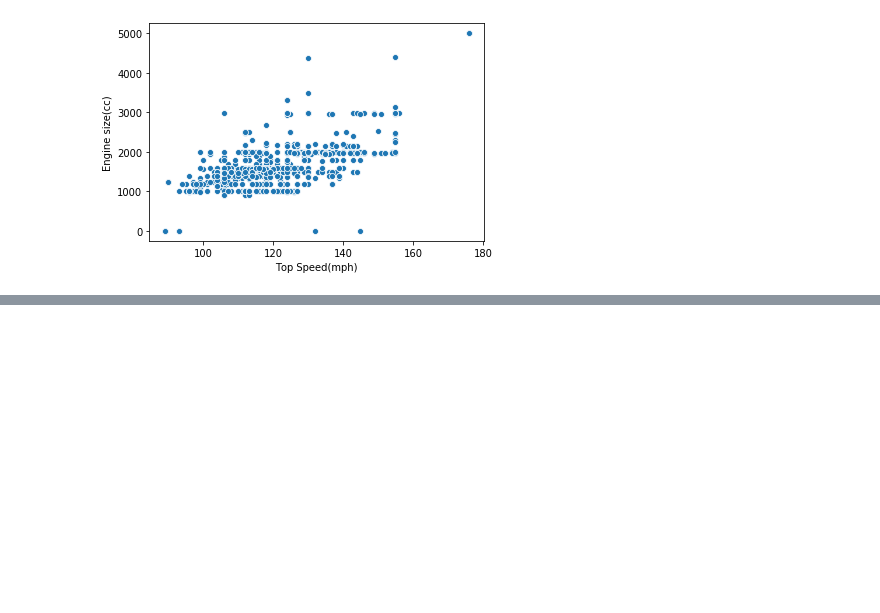
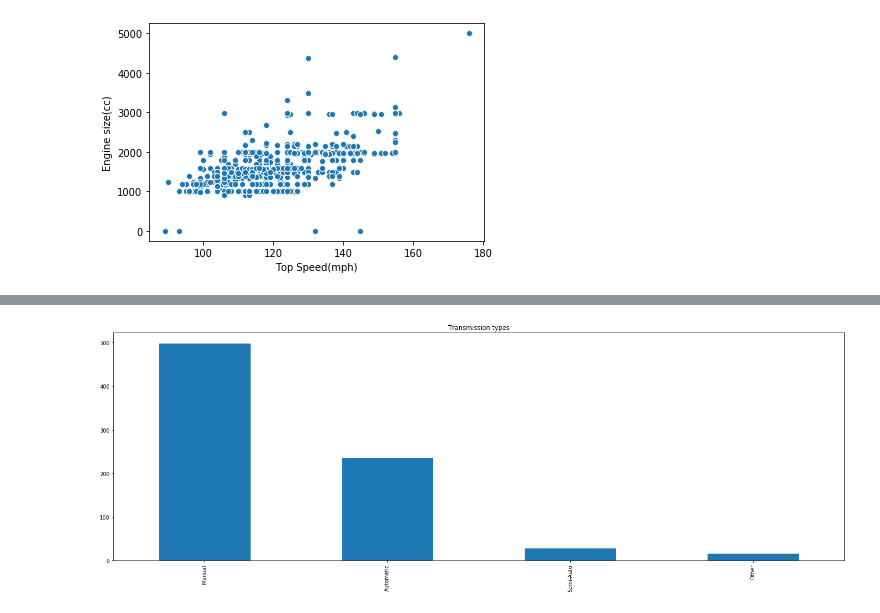
Before and after one commit to ShikharGhimire/ScrapeTheGum, a Jupyter notebook: fiveseatercars.ipynb, the cells around one changed output, grey strips where cells are left out. Saved outputs shown, nothing was run; the diff lists cells and outputs as text; code cells hidden in the pictures; blank space fills up the shorter version.

```diff
--- a/fiveseatercars.ipynb
+++ b/fiveseatercars.ipynb
@@ -417,0 +440,6 @@ plt.show()
+# %%
+#Let's check the mileage
+plotting(final_dataset['Transmission'],'Transmission types')
+#Majority is manual transmission
+# %% [output]
+[figure, added]
```
Also changed, not shown: parts of 10 cells of this notebook.
